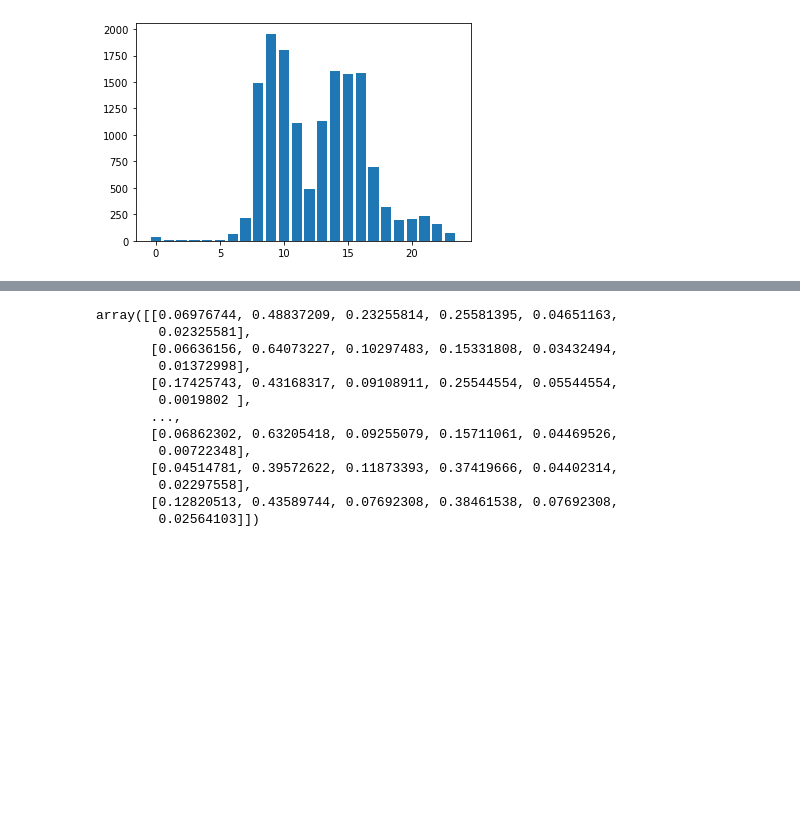
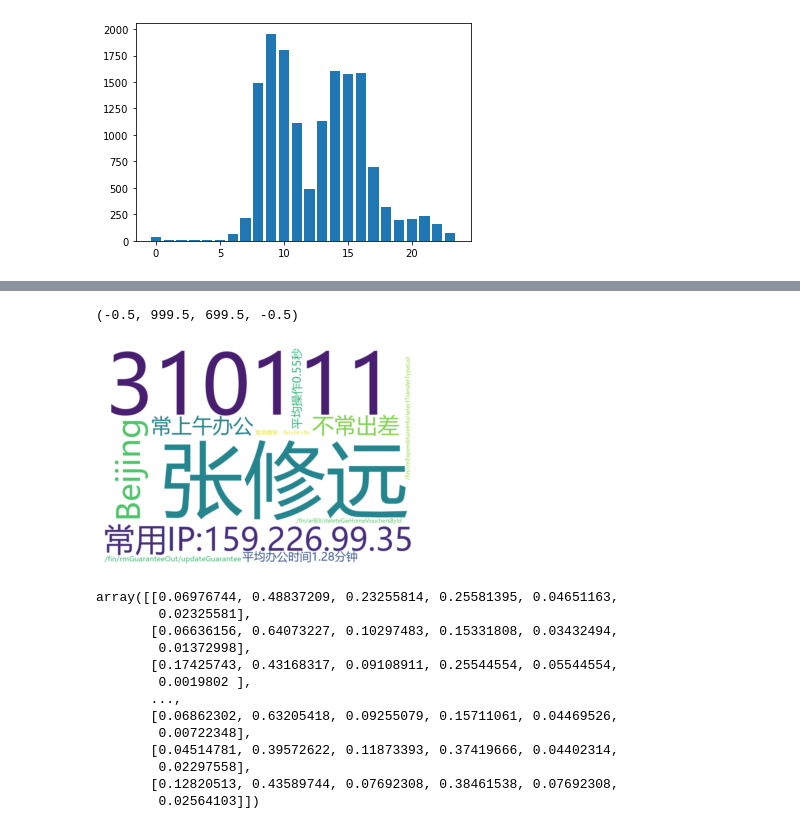
Before and after one commit to chasezcz/Persona, a Jupyter notebook: notebooks/labelExtract.ipynb, the cells around one changed output, grey strips where cells are left out. Cells and saved outputs as stored; diff of their text form; code cells hidden in the pictures; blank space fills up the shorter version.

```diff
--- a/notebooks/labelExtract.ipynb
+++ b/notebooks/labelExtract.ipynb
@@ -210,3 +227,24 @@ plt.axis("off")
+# %%
+import random
+user = userDF.loc[5]
+# topKOfDict(user['ips'], 1)[0]
+labels = createLabels(user)
+labelsDict = {i: 1 for i in labels}
+
+wc = wordcloud.WordCloud(font_path="../data/fonts/msyh.ttc",
+#                          min_font_size=24,
+#                          max_font_size=80,
+                         background_color="white",
+                         width=1000,
+                         height=700)
+p = wc.fit_words(labelsDict)
+plt.figure()
+plt.imshow(p, interpolation="bilinear")
+plt.axis("off")
+# plt.savefig("../data/pngs/persona1.jpg")
+# %% [output]
+(-0.5, 999.5, 699.5, -0.5)
+[figure, added]
 # %%
 modules = {
     "fa": 0,
```
Also changed, not shown: parts of 8 cells of this notebook, 13 other files.
